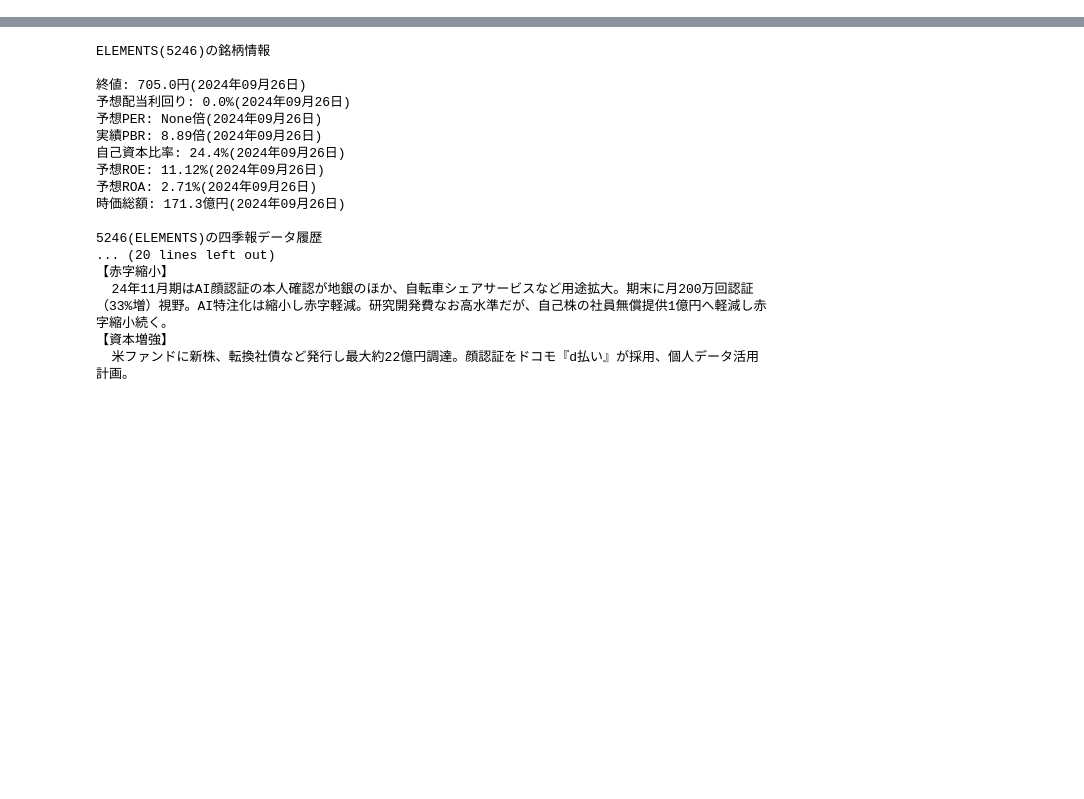
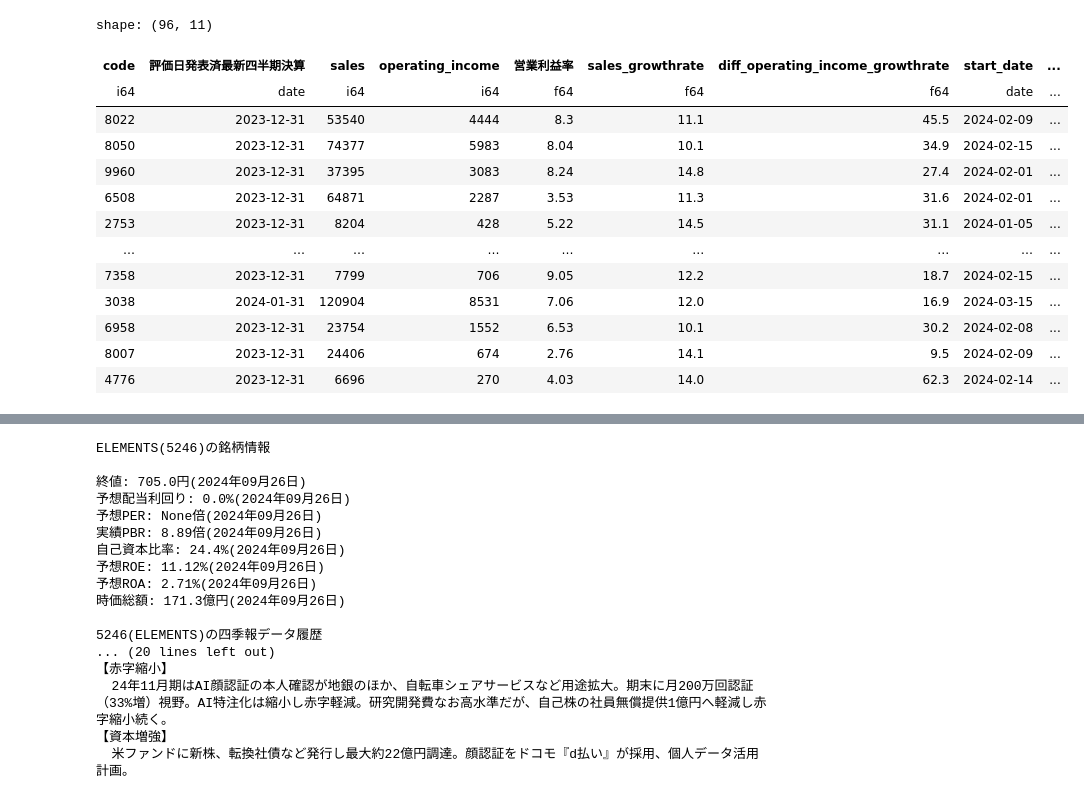
Before and after one commit to ogs-digilfe/wequant, a Jupyter notebook: notebooks/analysis/四半期騰落率過去分析1.ipynb, the cells around one changed output, grey strips where cells are left out. Saved outputs shown, nothing was run; the diff lists cells and outputs as text; code cells hidden in the pictures; blank space fills up the shorter version.

```diff
--- a/notebooks/analysis/四半期騰落率過去分析1.ipynb
+++ b/notebooks/analysis/四半期騰落率過去分析1.ipynb
@@ -167,0 +142,44 @@ shape: (222, 9)
+# %%
+# para
+min_sales = 5000
+min_operating_income = 0
+min_営業利益率 = 0
+max_営業利益率 = 10
+min_sales_growth_rate = 10
+max_sales_growth_rate = 15
+min_diff_operating_income_growthrate = 0
+
+r1 = 1.5
+
+# 単純filter
+df = evaluated_df
+df = df.filter(pl.col("sales")>=min_sales)\
+    .filter(pl.col("operating_income")>=min_operating_income)\
+    .filter(pl.col("営業利益率")>=min_営業利益率)\
+    .filter(pl.col("営業利益率")<=max_営業利益率)\
+    .filter(pl.col("sales_growthrate")>=min_sales_growth_rate)\
+    .filter(pl.col("sales_growthrate")<=max_sales_growth_rate)\
+    .filter(pl.col("diff_operating_income_growthrate")>=min_diff_operating_income_growthrate)
+
+# 列間filter
+df = df.filter(
+    pl.col("sales_growthrate")<=(pl.lit(r1) * pl.col("diff_operating_income_growthrate"))
+)
+
+target_df = df
+target_df
+# %% [output]
+shape: (96, 11)
+| code | 評価日発表済最新四半期決算 | sales | operating_income | 営業利益率 | sales_growthrate | diff_operating_income_growthrate | start_date | ... |
+| i64 | date | i64 | i64 | f64 | f64 | f64 | date | ... |
+| 8022 | 2023-12-31 | 53540 | 4444 | 8.3 | 11.1 | 45.5 | 2024-02-09 | ... |
+| 8050 | 2023-12-31 | 74377 | 5983 | 8.04 | 10.1 | 34.9 | 2024-02-15 | ... |
+| 9960 | 2023-12-31 | 37395 | 3083 | 8.24 | 14.8 | 27.4 | 2024-02-01 | ... |
+| 6508 | 2023-12-31 | 64871 | 2287 | 3.53 | 11.3 | 31.6 | 2024-02-01 | ... |
+| 2753 | 2023-12-31 | 8204 | 428 | 5.22 | 14.5 | 31.1 | 2024-01-05 | ... |
+| … | … | … | … | … | … | … | … | ... |
+| 7358 | 2023-12-31 | 7799 | 706 | 9.05 | 12.2 | 18.7 | 2024-02-15 | ... |
+| 3038 | 2024-01-31 | 120904 | 8531 | 7.06 | 12.0 | 16.9 | 2024-03-15 | ... |
+| 6958 | 2023-12-31 | 23754 | 1552 | 6.53 | 10.1 | 30.2 | 2024-02-08 | ... |
+| 8007 | 2023-12-31 | 24406 | 674 | 2.76 | 14.1 | 9.5 | 2024-02-09 | ... |
+| 4776 | 2023-12-31 | 6696 | 270 | 4.03 | 14.0 | 62.3 | 2024-02-14 | ... |
```
Also changed, not shown: parts of 11 cells of this notebook.
